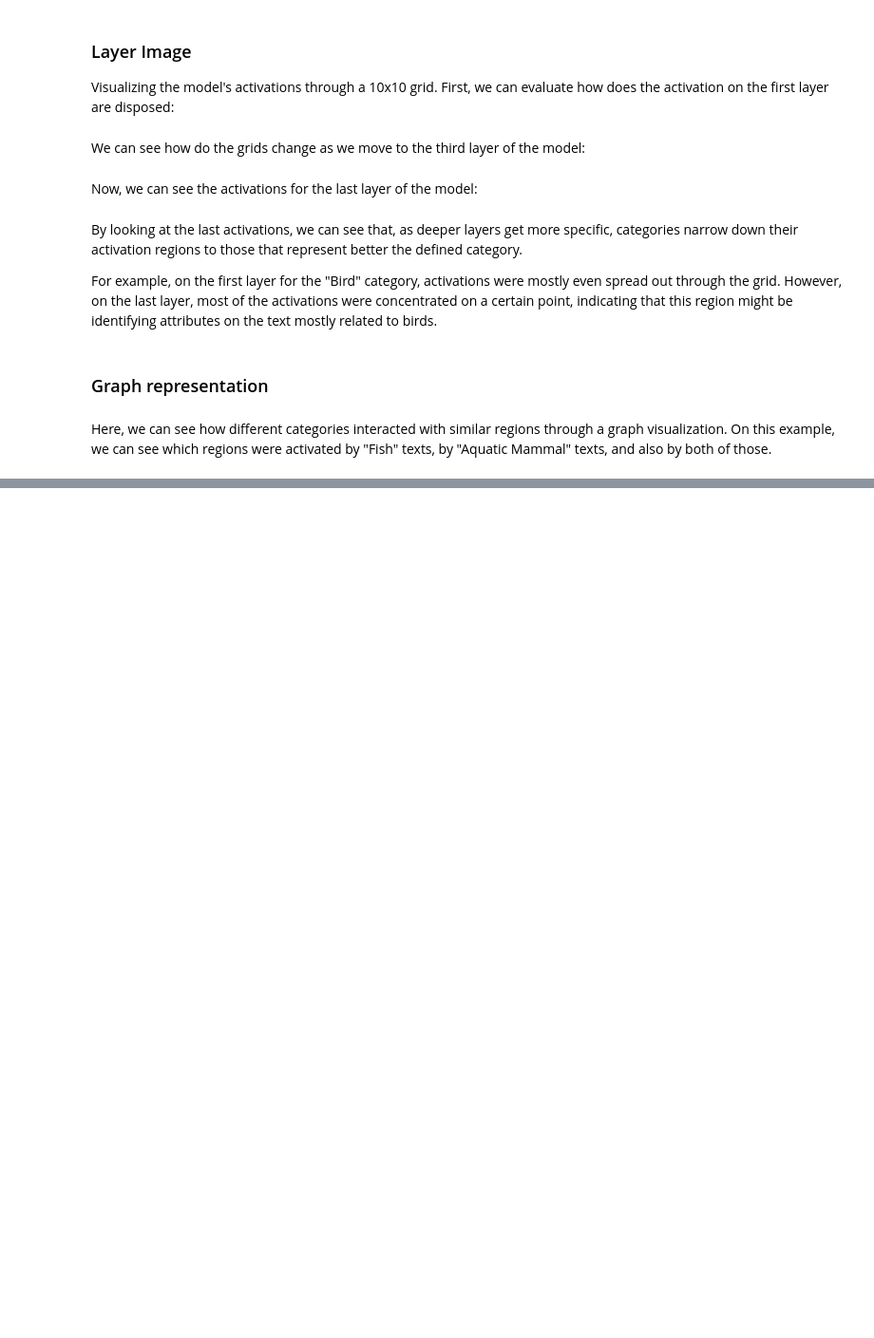
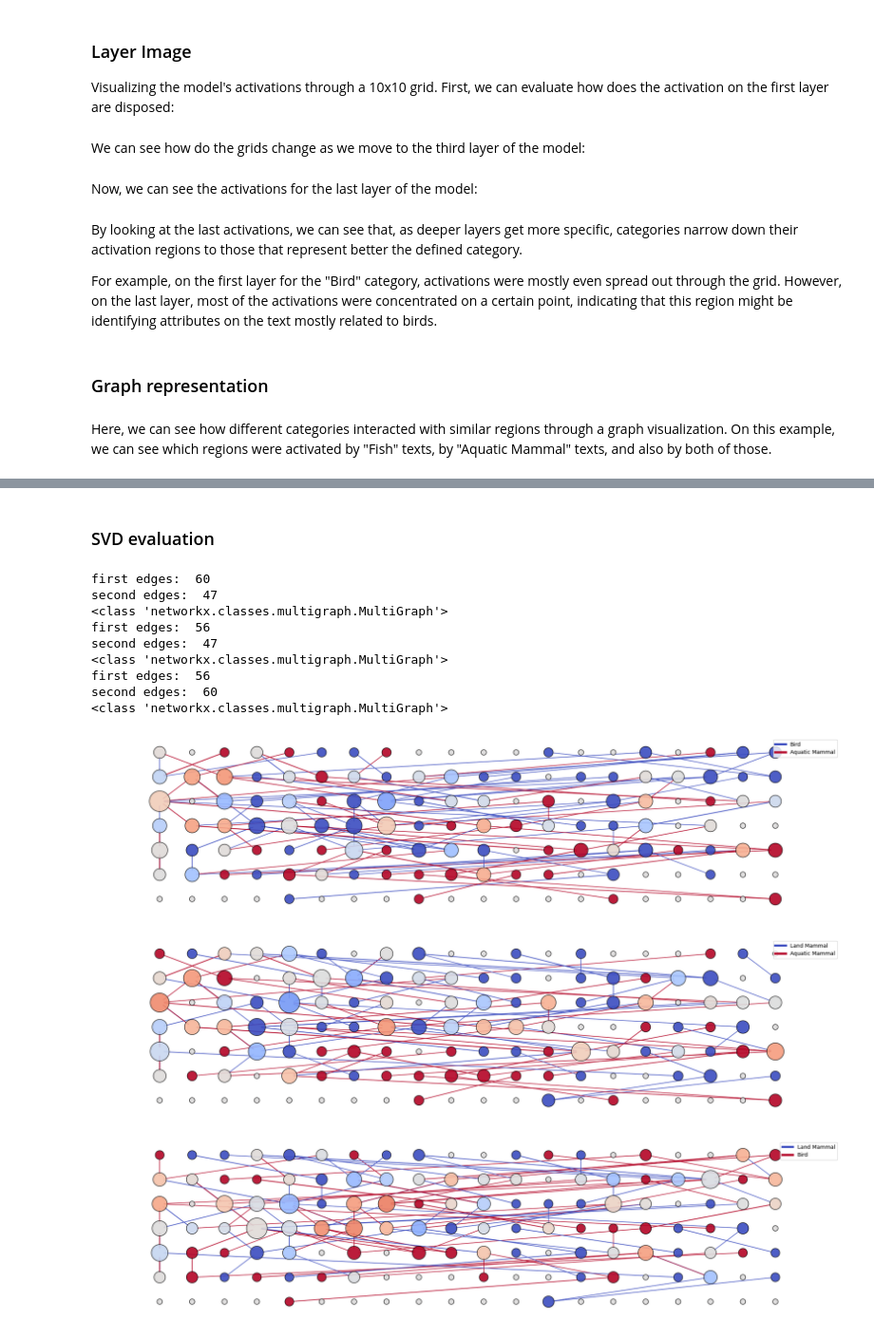
Before and after one commit to explic-ai/LLM-MRI, a Jupyter notebook: examples/Animals.ipynb, the cells around one changed output, grey strips where cells are left out. Shown at 95% size. Drawn from its saved outputs; the diff is of its cells as text; code cells hidden in the pictures; blank space fills up the shorter version.

```diff
--- a/examples/Animals.ipynb
+++ b/examples/Animals.ipynb
@@ -103,0 +133,26 @@ all_graph_image_1 = llm_mri.get_graph_image(all_graph_1)
+# %% [markdown]
+### SVD evaluation
+# %%
+# Comparing fish and aquatic mammal graphs
+
+Bird_aquatic_mammal = llm_mri.get_composed_svd_graph("Bird", "Aquatic Mammal", threshold=0.6)
+Bird_aquatic_mammal_image = llm_mri.get_graph_image(Bird_aquatic_mammal, fix_node_dimensions=True)
+
+land_mammal_aquatic_mammal = llm_mri.get_composed_svd_graph("Land Mammal", "Aquatic Mammal", threshold=0.6)
+land_mammal_aquatic_mammal_image = llm_mri.get_graph_image(land_mammal_aquatic_mammal, fix_node_dimensions=True)
+
+land_mammal_Bird = llm_mri.get_composed_svd_graph("Land Mammal", "Bird", threshold=0.6)
+land_mammal_Bird_image = llm_mri.get_graph_image(land_mammal_Bird, fix_node_dimensions=True)
+# %% [output]
+first edges:  60
+second edges:  47
+<class 'networkx.classes.multigraph.MultiGraph'>
+first edges:  56
+second edges:  47
+<class 'networkx.classes.multigraph.MultiGraph'>
+first edges:  56
+second edges:  60
+<class 'networkx.classes.multigraph.MultiGraph'>
+[figure, added]
+[figure, added]
+[figure, added]
```
Also changed, not shown: parts of 7 cells of this notebook, 2 other files.
